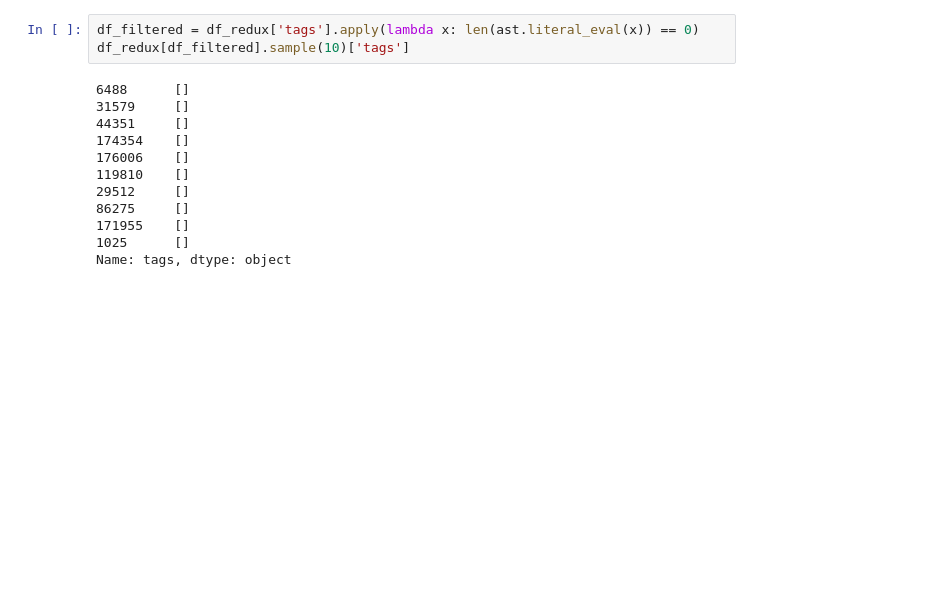
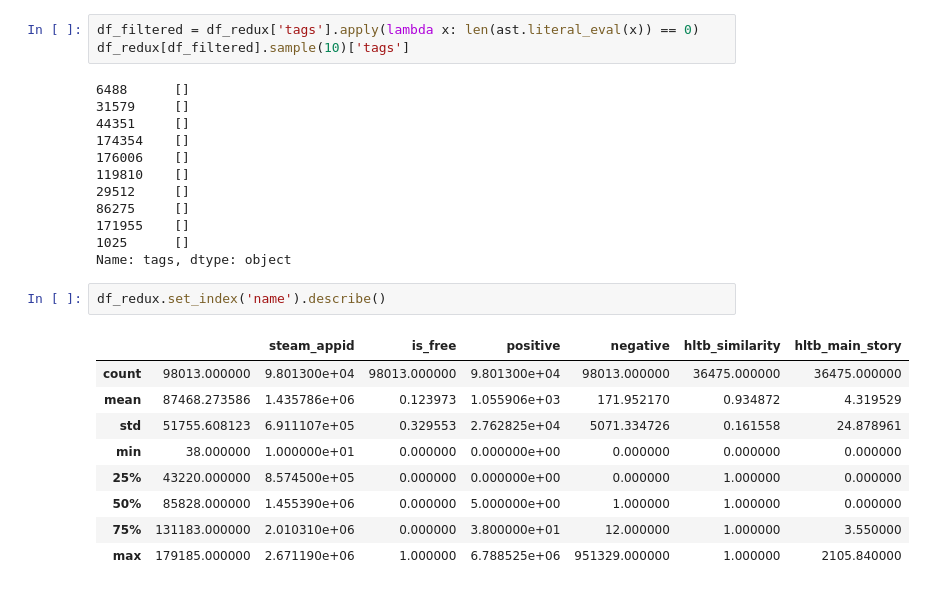
Before and after one commit to Leonidas-Vitor/AT_Projeto_Bloco_Steam, a Jupyter notebook: Jupyters/DataPreparation.ipynb, the cells around one changed output. Drawn from its saved outputs; the diff is of its cells as text; blank space fills up the shorter version.

```diff
--- a/Jupyters/DataPreparation.ipynb
+++ b/Jupyters/DataPreparation.ipynb
@@ -542,3 +543,15 @@ df_redux[df_filtered].sample(10)['tags']
 171955    []
 1025      []
 Name: tags, dtype: object
+# %%
+df_redux.set_index('name').describe()
+# %% [output]
+|  |  | steam_appid | is_free | positive | negative | hltb_similarity | hltb_main_story |
+| count | 98013.000000 | 9.801300e+04 | 98013.000000 | 9.801300e+04 | 98013.000000 | 36475.000000 | 36475.000000 |
+| mean | 87468.273586 | 1.435786e+06 | 0.123973 | 1.055906e+03 | 171.952170 | 0.934872 | 4.319529 |
+| std | 51755.608123 | 6.911107e+05 | 0.329553 | 2.762825e+04 | 5071.334726 | 0.161558 | 24.878961 |
+| min | 38.000000 | 1.000000e+01 | 0.000000 | 0.000000e+00 | 0.000000 | 0.000000 | 0.000000 |
+| 25% | 43220.000000 | 8.574500e+05 | 0.000000 | 0.000000e+00 | 0.000000 | 1.000000 | 0.000000 |
+| 50% | 85828.000000 | 1.455390e+06 | 0.000000 | 5.000000e+00 | 1.000000 | 1.000000 | 0.000000 |
+| 75% | 131183.000000 | 2.010310e+06 | 0.000000 | 3.800000e+01 | 12.000000 | 1.000000 | 3.550000 |
+| max | 179185.000000 | 2.671190e+06 | 1.000000 | 6.788525e+06 | 951329.000000 | 1.000000 | 2105.840000 |
```
Also changed, not shown: parts of 1 cell of this notebook, 1 other file.
